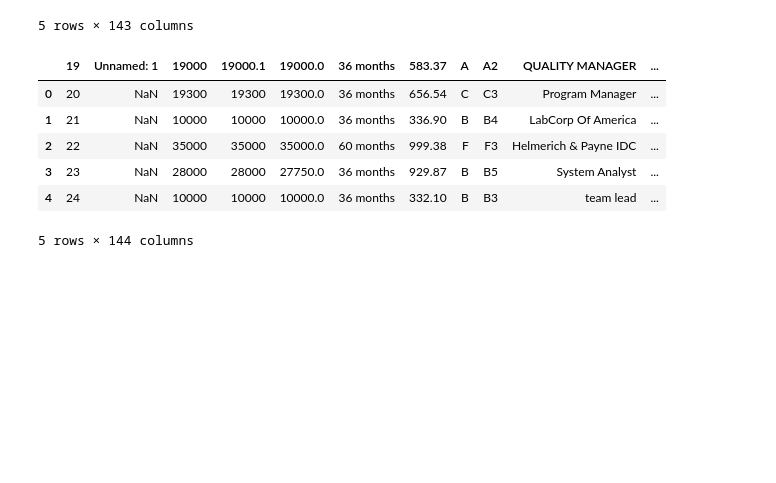
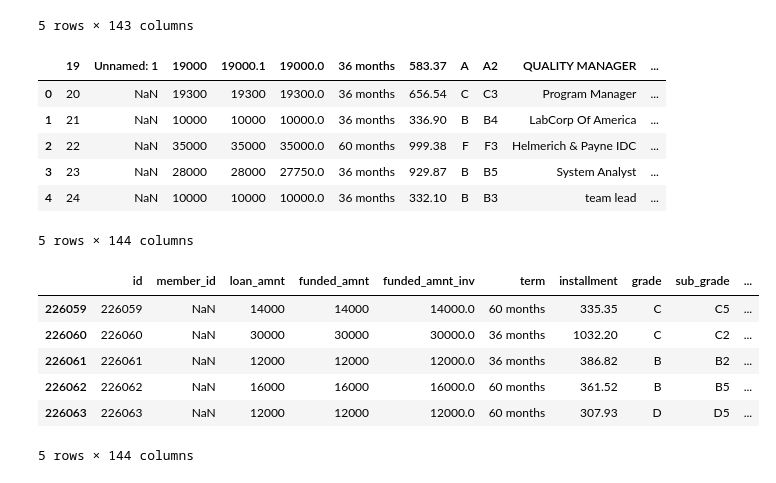
Before and after one commit to ashen007/pandas_data_analysis, a Jupyter notebook: v_2/c_1.ipynb, the cells around one changed output. Drawn from its saved outputs; the diff is of its cells as text; code cells hidden in the pictures; blank space fills up the shorter version.

Commit message:
csv read - skip rows from bottom

```diff
--- a/v_2/c_1.ipynb
+++ b/v_2/c_1.ipynb
@@ -91,3 +91,14 @@ pd.read_csv('../data/p1_test.csv',skiprows=np.arange(20)).head(5)
 | 3 | 23 | NaN | 28000 | 28000 | 27750.0 | 36 months | 929.87 | B | B5 | System Analyst | ... |
 | 4 | 24 | NaN | 10000 | 10000 | 10000.0 | 36 months | 332.10 | B | B3 | team lead | ... |
 5 rows × 144 columns
+# %%
+# skip rows from bottom of file
+pd.read_csv('../data/p1_test.csv',engine='python',skipfooter=3).tail(5)
+# %% [output]
+|  | id | member_id | loan_amnt | funded_amnt | funded_amnt_inv | term | installment | grade | sub_grade | ... |
+| 226059 | 226059 | NaN | 14000 | 14000 | 14000.0 | 60 months | 335.35 | C | C5 | ... |
+| 226060 | 226060 | NaN | 30000 | 30000 | 30000.0 | 36 months | 1032.20 | C | C2 | ... |
+| 226061 | 226061 | NaN | 12000 | 12000 | 12000.0 | 36 months | 386.82 | B | B2 | ... |
+| 226062 | 226062 | NaN | 16000 | 16000 | 16000.0 | 60 months | 361.52 | B | B5 | ... |
+| 226063 | 226063 | NaN | 12000 | 12000 | 12000.0 | 60 months | 307.93 | D | D5 | ... |
+5 rows × 144 columns
```
